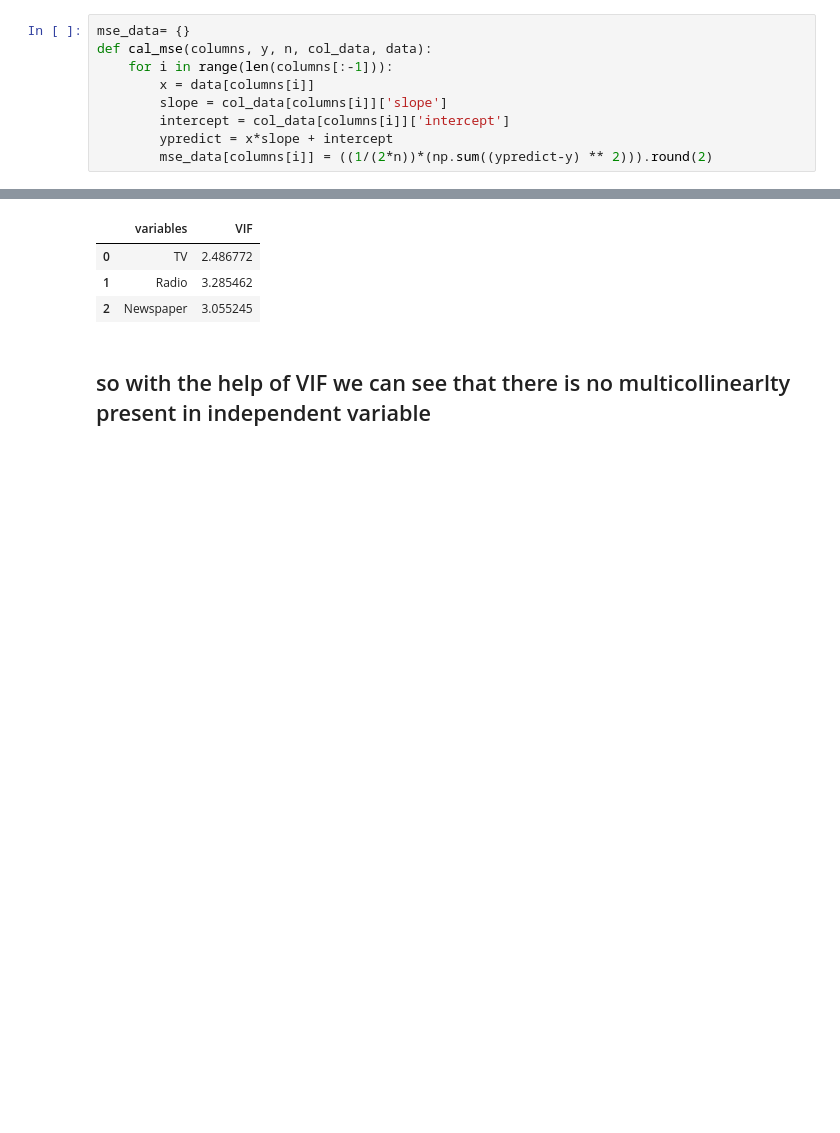
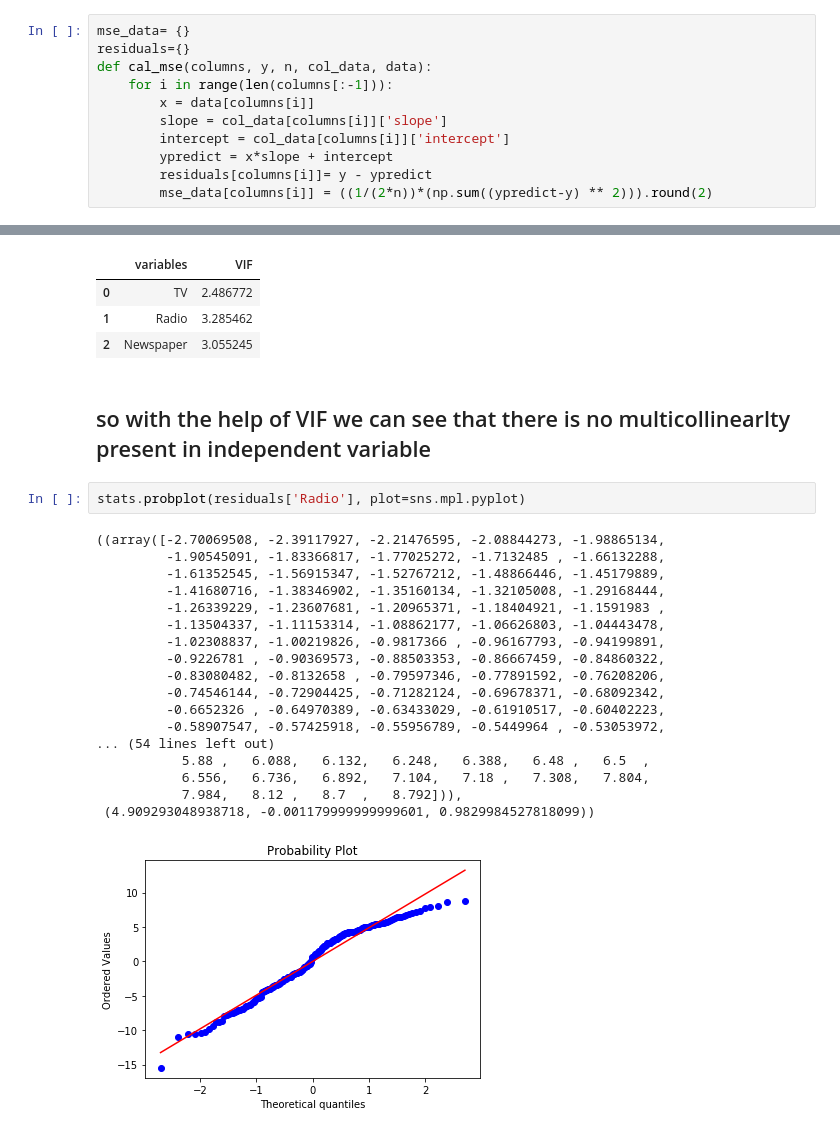
Before and after one commit to Abhishek768/sales_prediction, a Jupyter notebook: sales_prediction.ipynb, the cells around one changed output, grey strips where cells are left out. Drawn from its saved outputs; the diff is of its cells as text; blank space fills up the shorter version.

Commit message:
checking residuals with QQplot

```diff
--- a/sales_prediction.ipynb
+++ b/sales_prediction.ipynb
@@ -207,12 +207,14 @@ Warnings:
 [1] Standard Errors assume that the covariance matrix of the errors is correctly specified.
 # %%
 mse_data= {}
+residuals={}
 def cal_mse(columns, y, n, col_data, data):
     for i in range(len(columns[:-1])):
         x = data[columns[i]]
         slope = col_data[columns[i]]['slope']
         intercept = col_data[columns[i]]['intercept']
         ypredict = x*slope + intercept
+        residuals[columns[i]]= y - ypredict
         mse_data[columns[i]] = ((1/(2*n))*(np.sum((ypredict-y) ** 2))).round(2)
 # %%
 cal_mse(columns, ad_data['Sales'], len(ad_data), cal_data, ad_data)
@@ -395,3 +397,24 @@ std_vif(ad_data.iloc[:,:-1])
 | 2 | Newspaper | 3.055245 |
 # %% [markdown]
 ## so with the help of VIF we can see that there is no multicollinearlty present in independent variable
+# %%
+stats.probplot(residuals['Radio'], plot=sns.mpl.pyplot)
+# %% [output]
+((array([-2.70069508, -2.39117927, -2.21476595, -2.08844273, -1.98865134,
+         -1.90545091, -1.83366817, -1.77025272, -1.7132485 , -1.66132288,
+         -1.61352545, -1.56915347, -1.52767212, -1.48866446, -1.45179889,
+         -1.41680716, -1.38346902, -1.35160134, -1.32105008, -1.29168444,
+         -1.26339229, -1.23607681, -1.20965371, -1.18404921, -1.1591983 ,
+         -1.13504337, -1.11153314, -1.08862177, -1.06626803, -1.04443478,
+         -1.02308837, -1.00219826, -0.9817366 , -0.96167793, -0.94199891,
+         -0.9226781 , -0.90369573, -0.88503353, -0.86667459, -0.84860322,
+         -0.83080482, -0.8132658 , -0.79597346, -0.77891592, -0.76208206,
+         -0.74546144, -0.72904425, -0.71282124, -0.69678371, -0.68092342,
+         -0.6652326 , -0.64970389, -0.63433029, -0.61910517, -0.60402223,
+         -0.58907547, -0.57425918, -0.55956789, -0.5449964 , -0.53053972,
+... (54 lines left out)
+           5.88 ,   6.088,   6.132,   6.248,   6.388,   6.48 ,   6.5  ,
+           6.556,   6.736,   6.892,   7.104,   7.18 ,   7.308,   7.804,
+           7.984,   8.12 ,   8.7  ,   8.792])),
+ (4.909293048938718, -0.001179999999999601, 0.9829984527818099))
+[figure, added]
```
Also changed, not shown: parts of 3 cells of this notebook.
